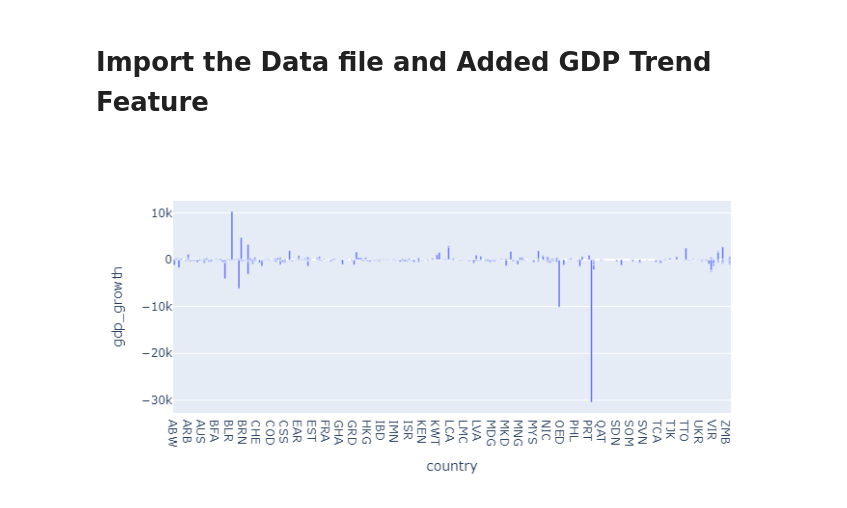
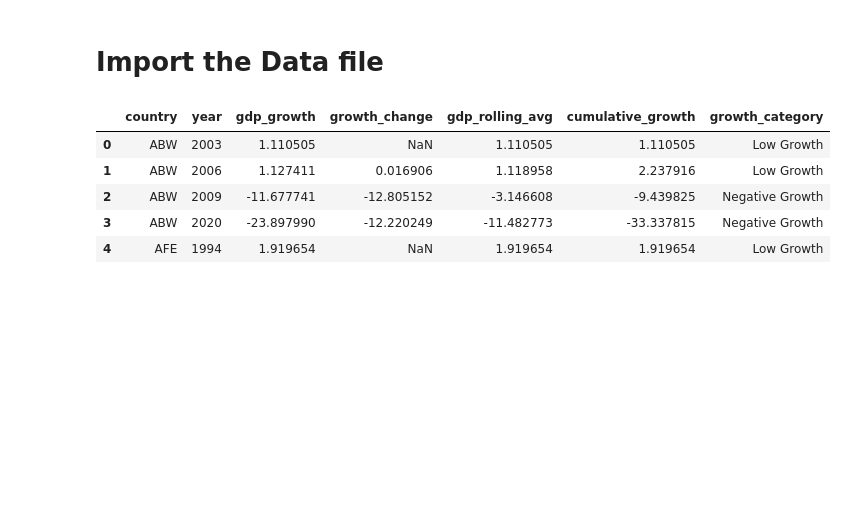
Before and after one commit to AyuOrniThrONE/World-GDP-Dasboard, a Jupyter notebook: analysis/eda.ipynb, the cells around one changed output. Saved outputs shown, nothing was run; the diff lists cells and outputs as text; code cells hidden in the pictures; blank space fills up the shorter version.

```diff
--- a/analysis/eda.ipynb
+++ b/analysis/eda.ipynb
@@ -1,14 +1,16 @@
 # %% [markdown]
-# Import the Data file and Added GDP Trend Feature
+# Import the Data file
 # %%
 import pandas as pd
 import plotly.express as px
 
 df = pd.read_csv("../data/gdp_data.csv")
-
-df["gdp_growth"]= df.groupby("country")["gdp_growth"].pct_change()*100
-fig = px.bar(df,x="country",y="gdp_growth")
-fig.show()
+df.head()
 # %% [output]
-[figure, removed]
+|  | country | year | gdp_growth | growth_change | gdp_rolling_avg | cumulative_growth | growth_category |
+| 0 | ABW | 2003 | 1.110505 | NaN | 1.110505 | 1.110505 | Low Growth |
+| 1 | ABW | 2006 | 1.127411 | 0.016906 | 1.118958 | 2.237916 | Low Growth |
+| 2 | ABW | 2009 | -11.677741 | -12.805152 | -3.146608 | -9.439825 | Negative Growth |
+| 3 | ABW | 2020 | -23.897990 | -12.220249 | -11.482773 | -33.337815 | Negative Growth |
+| 4 | AFE | 1994 | 1.919654 | NaN | 1.919654 | 1.919654 | Low Growth |
 # %% [markdown]
```
Also changed, not shown: parts of 6 cells of this notebook, 2 other files.
